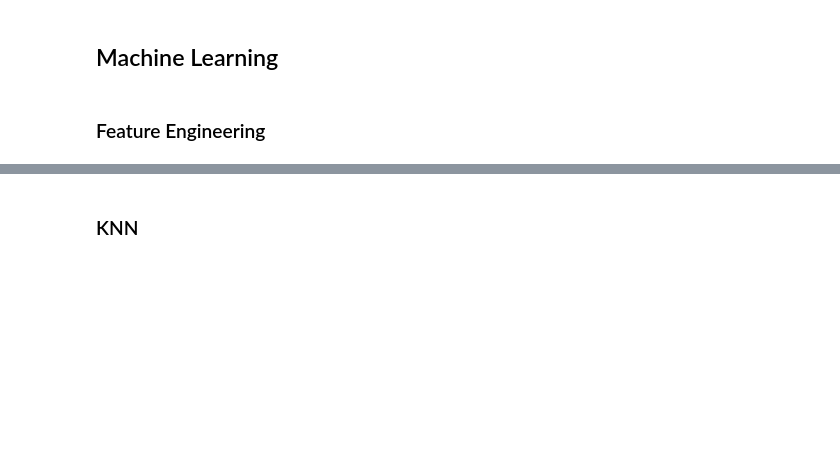
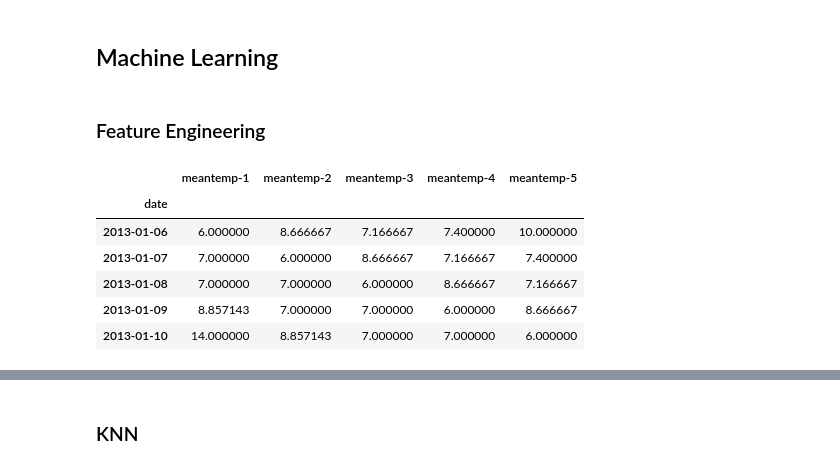
Before and after one commit to lucascouri2/residencia-st, a Jupyter notebook: Relatorio.ipynb, the cells around one changed output, grey strips where cells are left out. Cells and saved outputs as stored; diff of their text form; code cells hidden in the pictures; blank space fills up the shorter version.

```diff
--- a/Relatorio.ipynb
+++ b/Relatorio.ipynb
@@ -293,8 +293,16 @@ def get_lags(series, lags):
     #return result
     return pd.concat(result, axis=1, names=list(range(+1,-lags))).dropna()
 # %%
-X = get_lags(df, 3)
+X = get_lags(df, 5)
 X.head()
+# %% [output]
+|  | meantemp-1 | meantemp-2 | meantemp-3 | meantemp-4 | meantemp-5 |
+| date |  |  |  |  |  |
+| 2013-01-06 | 6.000000 | 8.666667 | 7.166667 | 7.400000 | 10.000000 |
+| 2013-01-07 | 7.000000 | 6.000000 | 8.666667 | 7.166667 | 7.400000 |
+| 2013-01-08 | 7.000000 | 7.000000 | 6.000000 | 8.666667 | 7.166667 |
+| 2013-01-09 | 8.857143 | 7.000000 | 7.000000 | 6.000000 | 8.666667 |
+| 2013-01-10 | 14.000000 | 8.857143 | 7.000000 | 7.000000 | 6.000000 |
 # %%
 y = df.reindex(X.index)
 y.head()
```
Also changed, not shown: parts of 13 cells of this notebook.
